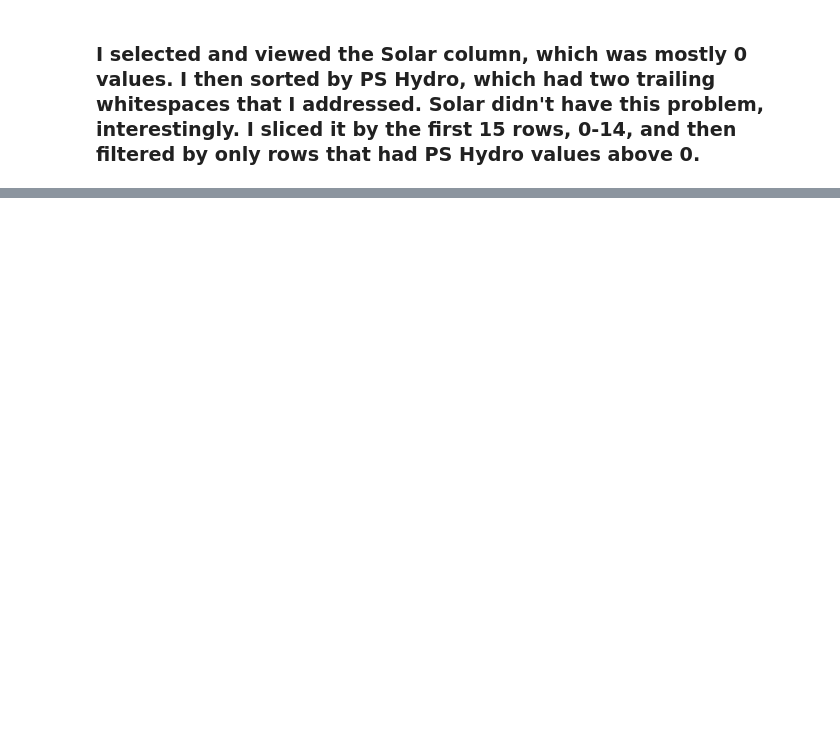
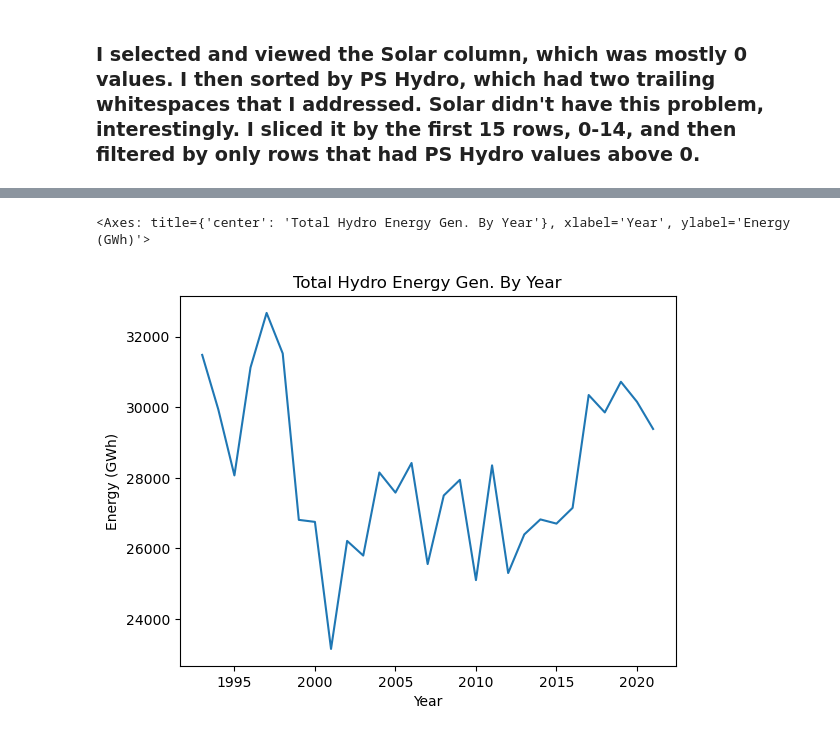
Before and after one commit to Harrell-44TIS/IA-340, a Jupyter notebook: lab2.ipynb, the cells around one changed output, grey strips where cells are left out. Cells and saved outputs as stored; diff of their text form; code cells hidden in the pictures; blank space fills up the shorter version.

```diff
--- a/lab2.ipynb
+++ b/lab2.ipynb
@@ -186,2 +162,6 @@ df.describe()
 # %% [markdown]
 ### I selected and viewed the Solar column, which was mostly 0 values. I then sorted by PS Hydro, which had two trailing whitespaces that I addressed. Solar didn't have this problem, interestingly. I sliced it by the first 15 rows, 0-14, and then filtered by only rows that had PS Hydro values above 0.
+# %%
+df["Hydro Total"] = df["Conv. Hydro  "] + df["PS Hydro  "]
+sum_hydro_by_year = df.groupby('Year')["Hydro Total"].sum() # creates a subframe with the sum of all hydro values
+sum_hydro_by_year.head()
@@ -187,0 +176,5 @@ df.describe()
+# %%
+sum_hydro_by_year.plot(ylabel="Energy (GWh)", title="Total Hydro Energy Gen. By Year")
+# %% [output]
+<Axes: title={'center': 'Total Hydro Energy Gen. By Year'}, xlabel='Year', ylabel='Energy (GWh)'>
+[figure, added]
```
Also changed, not shown: parts of 7 cells of this notebook.
